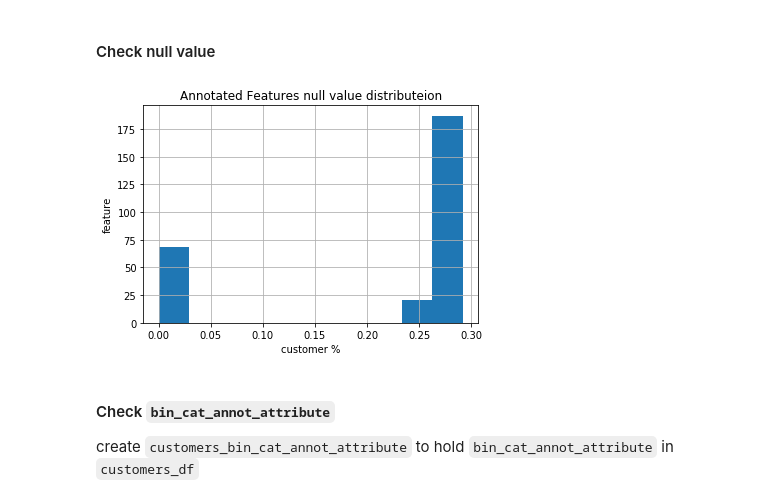
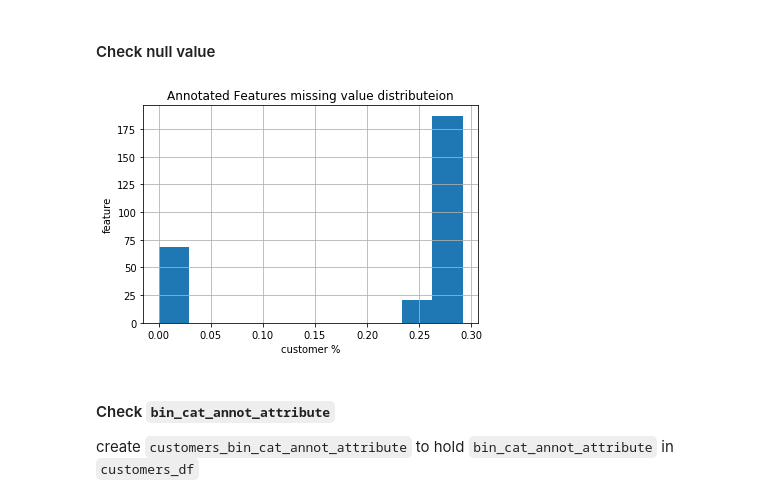
Before and after one commit to dragon7-fc/DSND-Capstone, a Jupyter notebook: Arvato Project Workbook.ipynb, the cells around one changed output. Saved outputs shown, nothing was run; the diff lists cells and outputs as text; code cells hidden in the pictures.

```diff
--- a/Arvato Project Workbook.ipynb
+++ b/Arvato Project Workbook.ipynb
@@ -342,11 +329,11 @@ memory usage: 403.6+ MB
 # %%
 customers_df[annot_attr_customers_values].isnull().mean().hist()
 plt.xlabel('customer %')
 plt.ylabel('feature')
-plt.title('Annotated Features null value distributeion')
+plt.title('Annotated Features missing value distributeion')
 plt.show()
 # %% [output]
-[figure, old version]
+[figure, new version]
 # %% [markdown]
 #### Check `bin_cat_annot_attribute`
 
```
Also changed, not shown: parts of 64 cells of this notebook.
